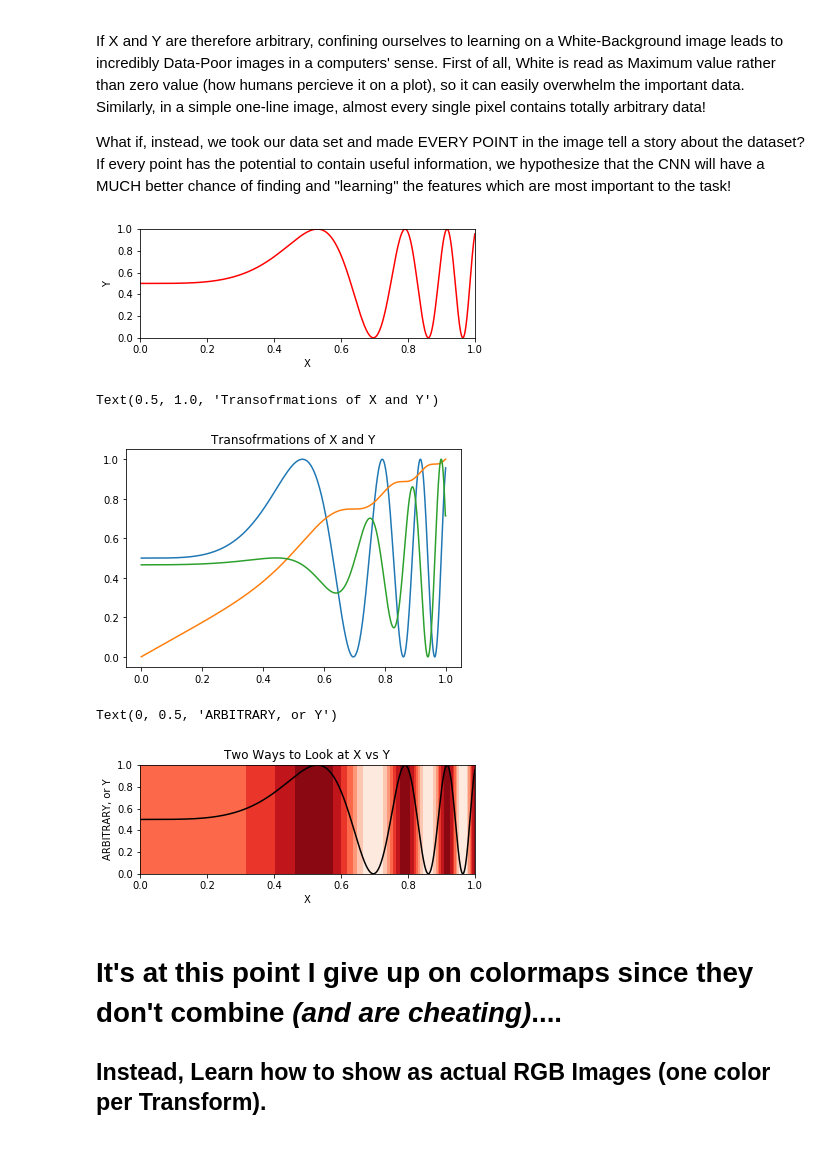
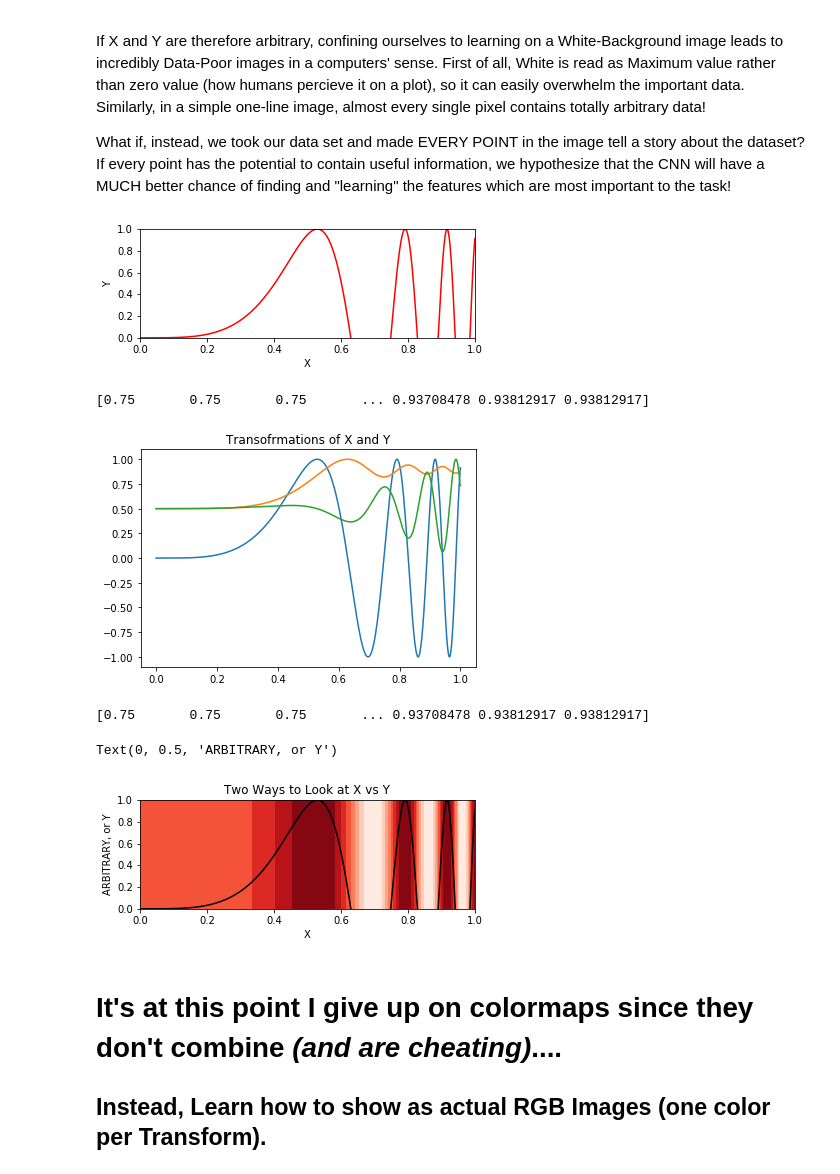
Before and after one commit to EISy-as-Py/hardy, a Jupyter notebook: examples/Example_ImagesFromData.ipynb, the cells around one changed output. Drawn from its saved outputs; the diff is of its cells as text; code cells hidden in the pictures.

```diff
--- a/examples/Example_ImagesFromData.ipynb
+++ b/examples/Example_ImagesFromData.ipynb
@@ -24,7 +26,7 @@ import matplotlib.pyplot as plt
 #ANY X,Y, but we'll start out making them both from 0 to 1,
 # because we'll have to Normalize AT LEAST the RGB data so PROBABLY normalize it all?
 X_array = np.linspace(0,1,1001)
-Y_array = 0.5 + 0.5*np.sin(20*X_array**4)
+Y_array = np.sin(20*X_array**4)
 
 def quickplot(X,Y,fig=False,ax=False,color='k'):
     if not ax:
@@ -38,7 +40,7 @@ def quickplot(X,Y,fig=False,ax=False,color='k'):
 
 fig,ax = quickplot(X_array,Y_array,color='r')
 # %% [output]
-[figure, old version]
+[figure, new version]
 # %%
 #I hate that at 4AM I can't find the most obviusly useful int Y dx function.
 # SO goodamnit I'm making my own.
@@ -61,40 +63,56 @@ def david_derrives(Y,X):  # To compute dy/dx (Smallest dx! noisewarning)
         raise AssertionError("You f'd up")
     dydx = Y*0
     z=0
     for i,y in enumerate(Y[:-1]):
         dx = X[i+1]-X[i]
         dy = Y[i+1]-y
         dydx[i] = dy/dx
     dydx[-1]=dydx[-2] # Fix end calculation
     return dydx
 
 def norm_01(X): # normalize an array between 0(MIN) and 1(MAX)
     if min(X)<0:
         X+=abs(min(X))
     if max(X)>1:
         X=X/max(X)
     return X
 
-def norm_pm1(X): # normalize an array between 0(-Max(Abs())) and 1(+Max(Abs()))
-    Xrange = max(abs(X)) # This will be (plus or minus) the 0 to 1 result
-
+def norm_pm1(raw): # normalize an array between 0(-Max(Abs())) and 1(+Max(Abs()))
+    X=deepcopy(raw) #Create a copy
+    XRange = max(abs(X)) # This will be (plus or minus) the 0 to 1 result
     X += XRange #Shift up by XRange so -Xrange is now zero
     X = X / (2*XRange) # +Xrange is now 2*Xrange, so compress that down to be 1.
     return X
 
 y_dx = david_integral(Y_array,X_array) # Test
 dydx = david_derrives(Y_array,X_array)
 
-y_dx = norm_01(y_dx)                    # Normalize
-dydx = norm_01(dydx)
+y_dx = norm_pm1(y_dx)                    # Normalize
+dydx = norm_pm1(dydx)
 fig,ax=plt.subplots()                  # Plot
 ax.plot(X_array,Y_array)
 ax.plot(X_array,y_dx)
 ax.plot(X_array,dydx)
 ax.set_title("Transofrmations of X and Y")
+
+def test_Bullsh(y_dx):
+    y_normed = norm_pm1(y_dx)
+    return y_normed
+
+y_normed = test_Bullsh(y_dx)
+print(y_normed)
 # %% [output]
-Text(0.5, 1.0, 'Transofrmations of X and Y')
+[0.75       0.75       0.75       ... 0.93708478 0.93812917 0.93812917]
-[figure, old version]
+[figure, new version]
+# %%
+def test_Bullsh(y_raw):
+    y_normed = norm_pm1(y_raw[:])
+    return y_normed
+
+y_normed = test_Bullsh(y_dx[:])
+print(y_normed)
+# %% [output]
+[0.75       0.75       0.75       ... 0.93708478 0.93812917 0.93812917]
 # %%
 ## Now, Make that a 1D plot, using Meshgrid and using the Y data as a Color!
 #IT WORKS! Now Functionalize it!
@@ -117,7 +135,7 @@ ax.set_title("Two Ways to Look at X vs Y")
 ax.set_ylabel("ARBITRARY, or Y")
 # %% [output]
 Text(0, 0.5, 'ARBITRARY, or Y')
-[figure, old version]
+[figure, new version]
 # %% [markdown]
 # It's at this point I give up on colormaps since they don't combine *(and are cheating)*....
 ## Instead, Learn how to show as actual RGB Images (one color per Transform).
```
Also changed, not shown: parts of 14 cells of this notebook, 1 other file.
